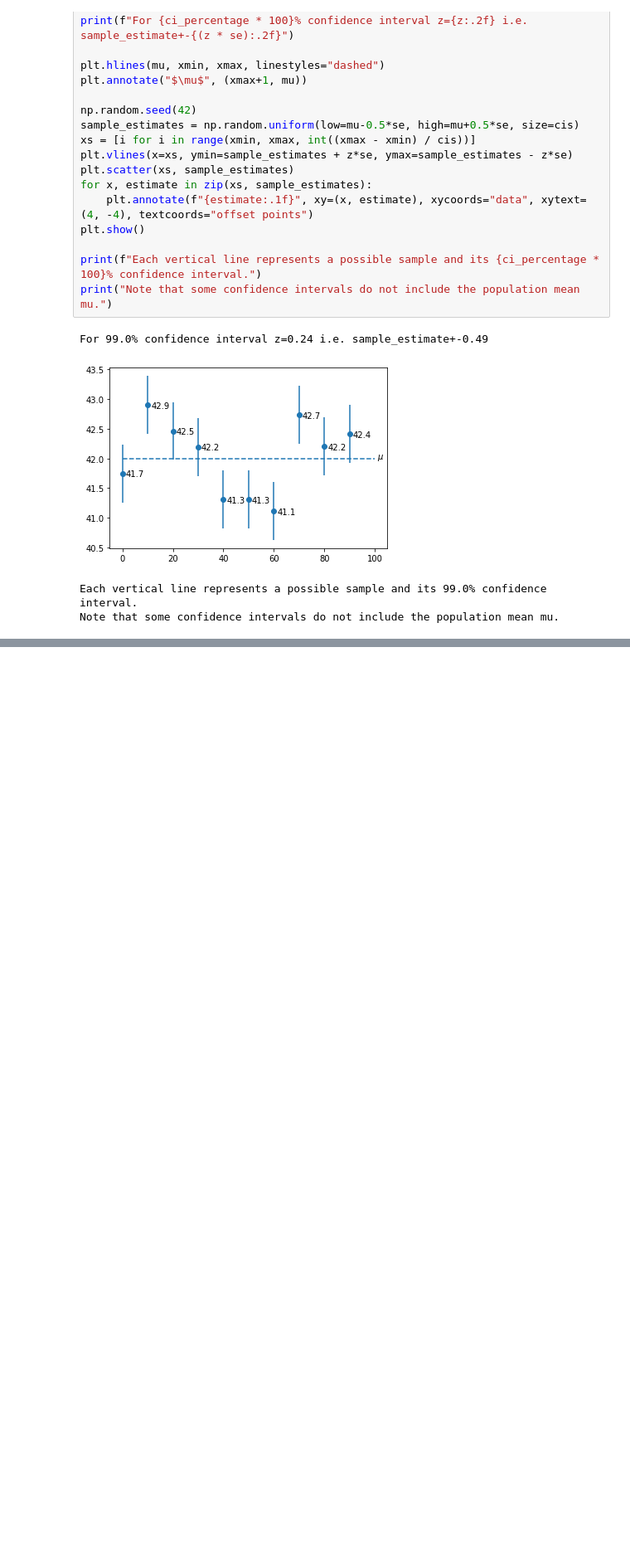
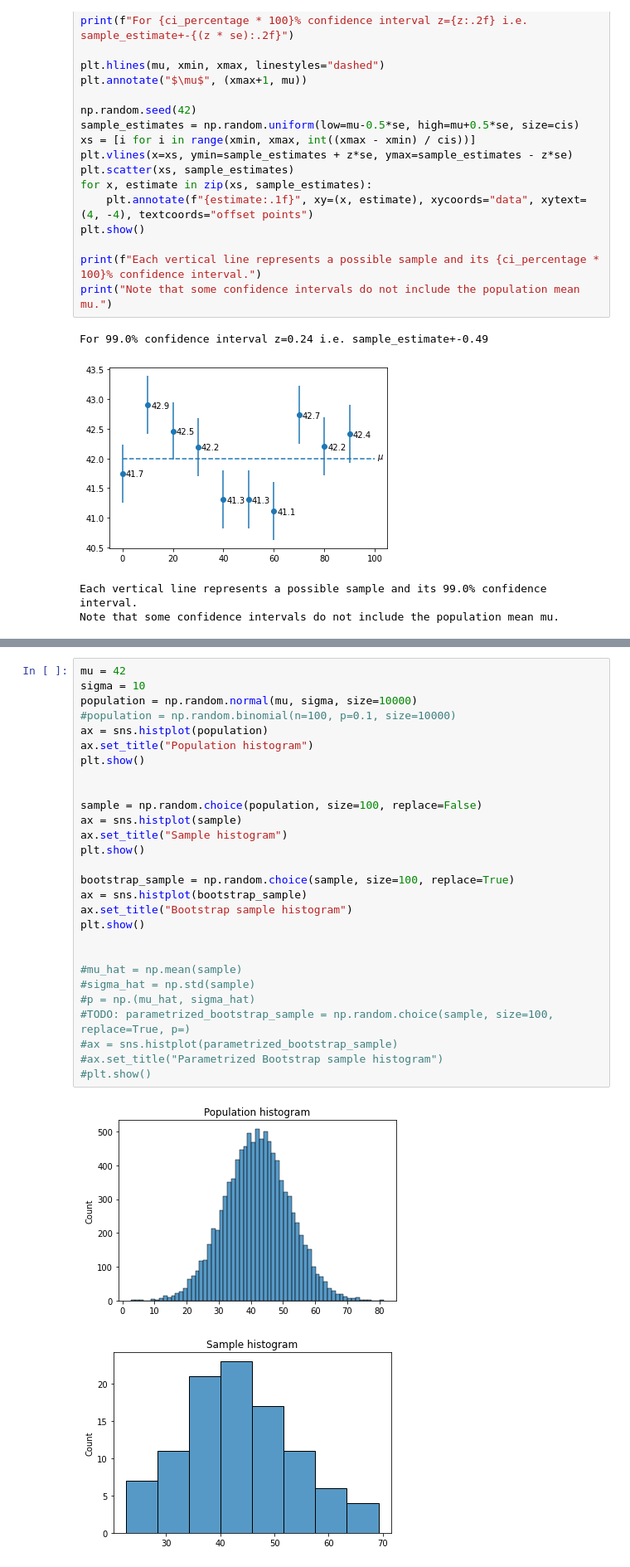
Before and after one commit to TomasDrozdik/statistics, a Jupyter notebook: introduction-to-statistics.ipynb, the cells around one changed output, grey strips where cells are left out. Shown: that part at 83% size. Drawn from its saved outputs; the diff is of its cells as text; blank space fills up the shorter version.

```diff
--- a/introduction-to-statistics.ipynb
+++ b/introduction-to-statistics.ipynb
@@ -507,0 +823,31 @@ Note that some confidence intervals do not include the population mean mu.
+# %%
+mu = 42
+sigma = 10
+population = np.random.normal(mu, sigma, size=10000)
+#population = np.random.binomial(n=100, p=0.1, size=10000)
+ax = sns.histplot(population)
+ax.set_title("Population histogram")
+plt.show()
+
+
+sample = np.random.choice(population, size=100, replace=False)
+ax = sns.histplot(sample)
+ax.set_title("Sample histogram")
+plt.show()
+
+bootstrap_sample = np.random.choice(sample, size=100, replace=True)
+ax = sns.histplot(bootstrap_sample)
+ax.set_title("Bootstrap sample histogram")
+plt.show()
+
+
+#mu_hat = np.mean(sample)
+#sigma_hat = np.std(sample)
+#p = np.(mu_hat, sigma_hat)
+#TODO: parametrized_bootstrap_sample = np.random.choice(sample, size=100, replace=True, p=)
+#ax = sns.histplot(parametrized_bootstrap_sample)
+#ax.set_title("Parametrized Bootstrap sample histogram")
+#plt.show()
+# %% [output]
+[figure, added]
+[figure, added]
```
Also changed, not shown: parts of 25 cells of this notebook.
